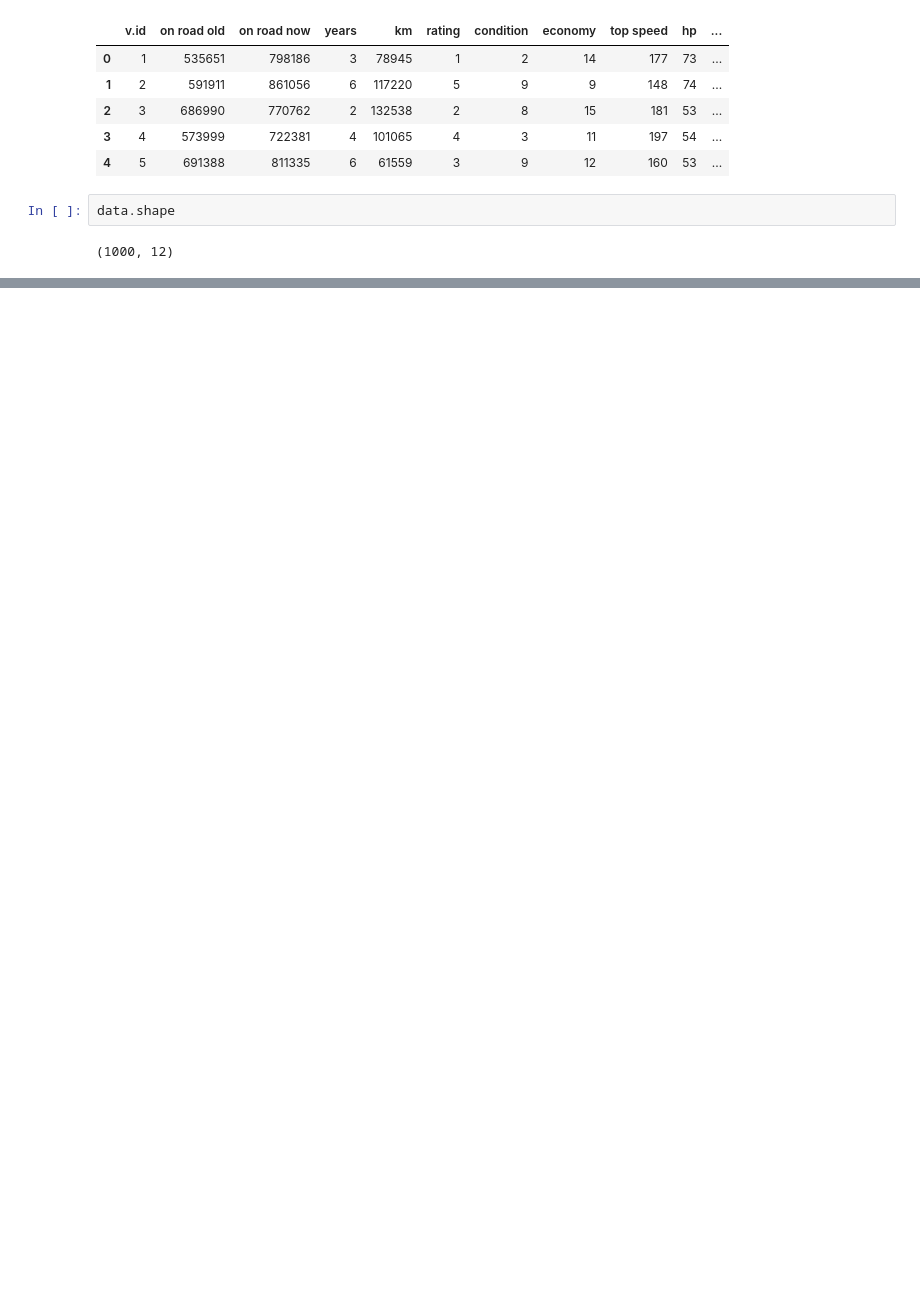
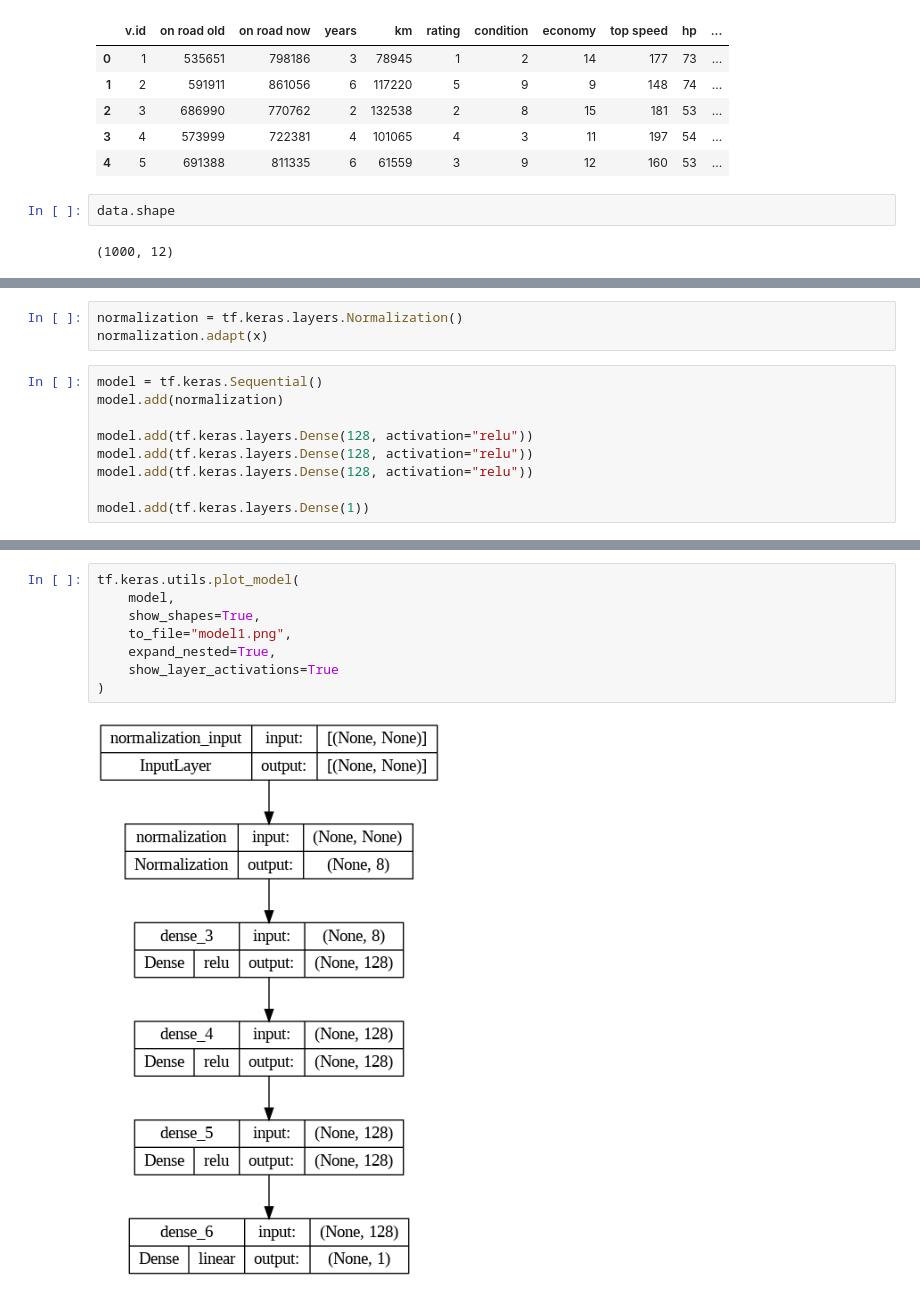
Before and after one commit to shah-shivam-410/python-learning-notebooks, a Jupyter notebook: project/car-price-detection/car_price_prediction.ipynb, the cells around one changed output, grey strips where cells are left out. Saved outputs shown, nothing was run; the diff lists cells and outputs as text; blank space fills up the shorter version.

```diff
--- a/project/car-price-detection/car_price_prediction.ipynb
+++ b/project/car-price-detection/car_price_prediction.ipynb
@@ -68,0 +95,12 @@ print(y.shape)
+# %%
+normalization = tf.keras.layers.Normalization()
+normalization.adapt(x)
+# %%
+model = tf.keras.Sequential()
+model.add(normalization)
+
+model.add(tf.keras.layers.Dense(128, activation="relu"))
+model.add(tf.keras.layers.Dense(128, activation="relu"))
+model.add(tf.keras.layers.Dense(128, activation="relu"))
+
+model.add(tf.keras.layers.Dense(1))
@@ -68,0 +130,10 @@ print(y.shape)
+# %%
+tf.keras.utils.plot_model(
+    model,
+    show_shapes=True,
+    to_file="model1.png",
+    expand_nested=True,
+    show_layer_activations=True
+)
+# %% [output]
+[figure, added]
```
Also changed, not shown: parts of 22 cells of this notebook.
